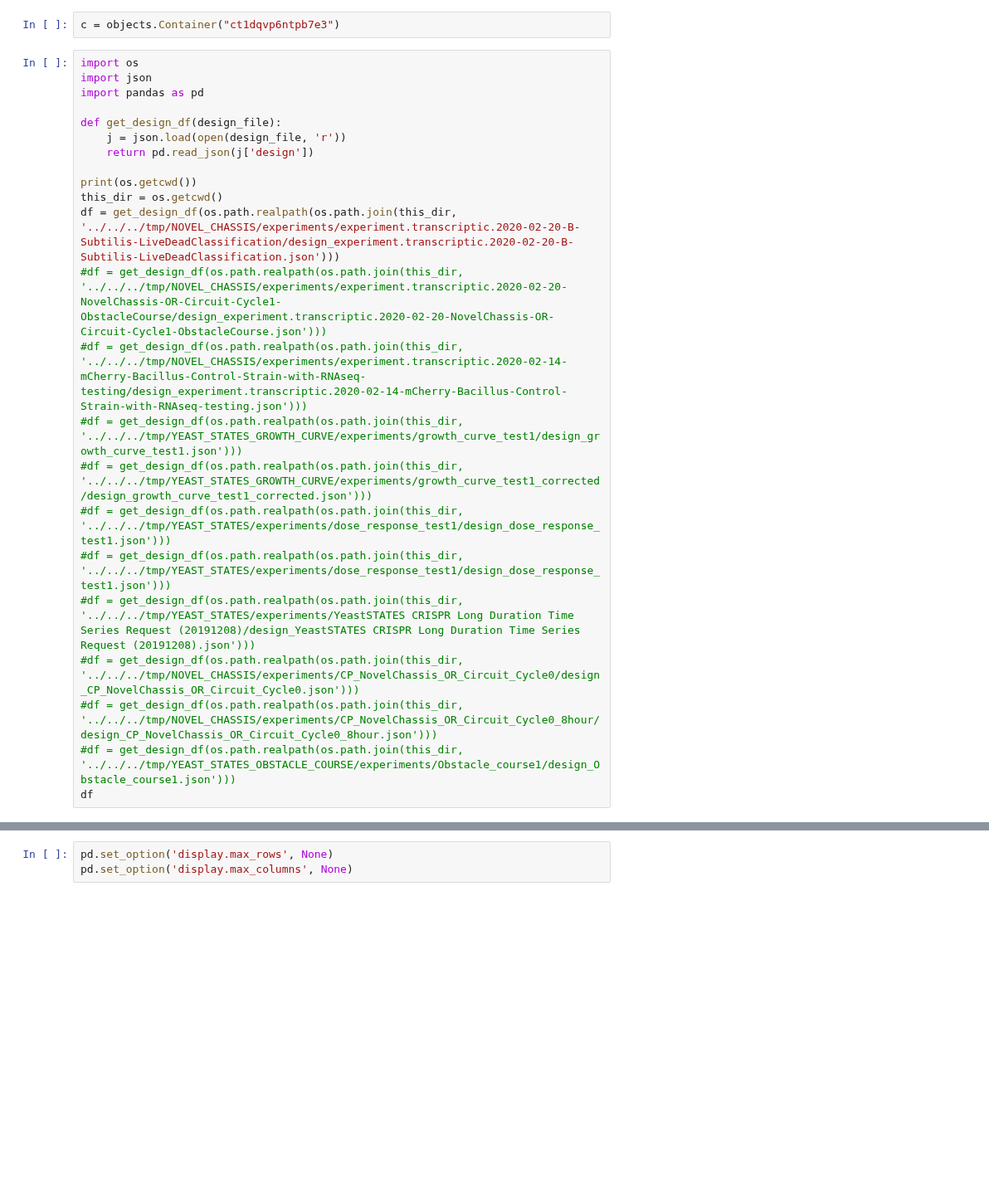
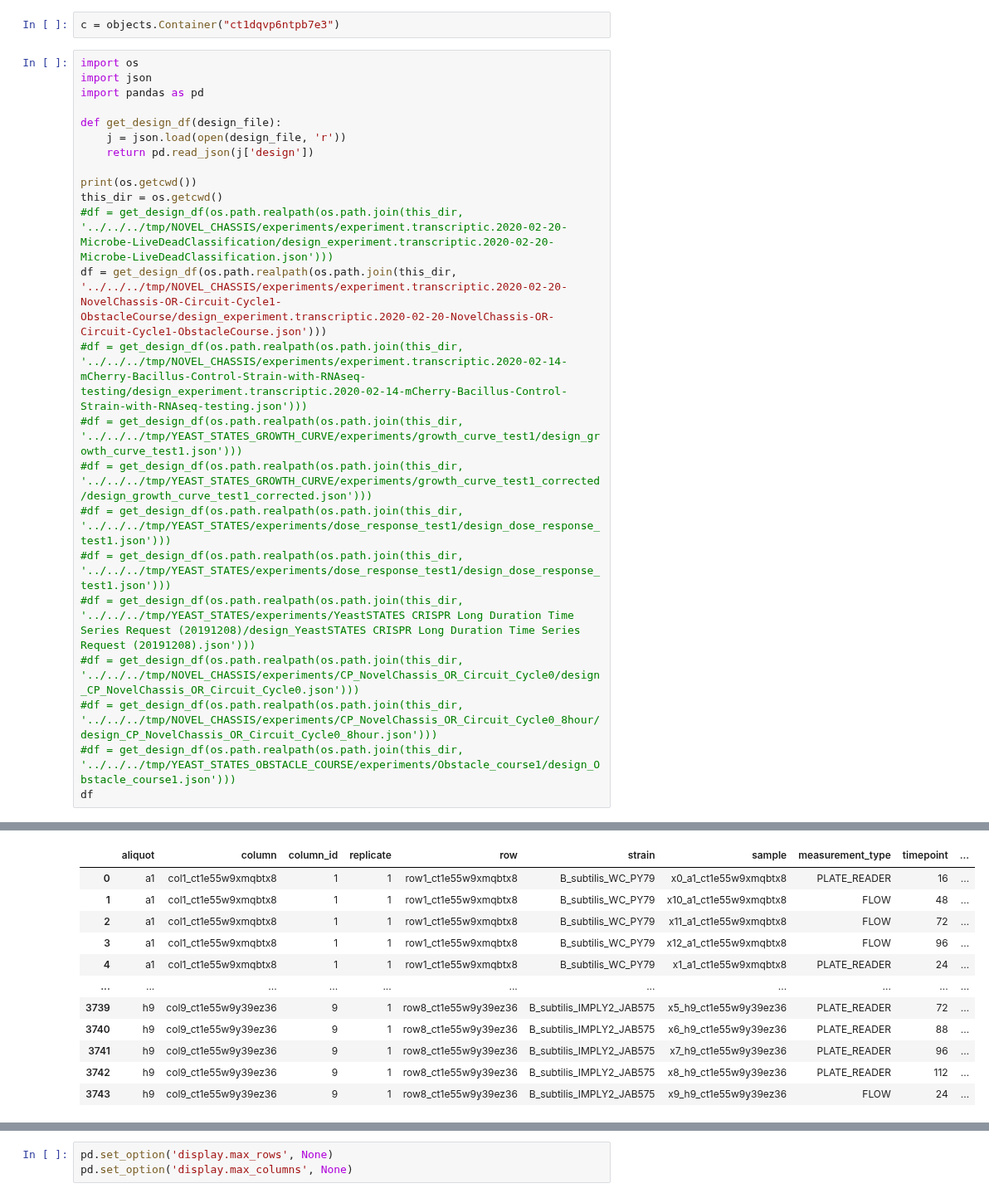
Before and after one commit to SD2E/pysd2cat, a Jupyter notebook: notebooks/scratch.ipynb, the cells around one changed output, grey strips where cells are left out. Shown at 83% size. Drawn from its saved outputs; the diff is of its cells as text; blank space fills up the shorter version.

```diff
--- a/notebooks/scratch.ipynb
+++ b/notebooks/scratch.ipynb
@@ -631,25 +613,37 @@ c = objects.Container("ct1dqvp6ntpb7e3")
 # %%
 import os
 import json
 import pandas as pd
 
 def get_design_df(design_file):
     j = json.load(open(design_file, 'r'))
     return pd.read_json(j['design'])
 
 print(os.getcwd())
 this_dir = os.getcwd()
-df = get_design_df(os.path.realpath(os.path.join(this_dir, '../../../tmp/NOVEL_CHASSIS/experiments/experiment.transcriptic.2020-02-20-B-Subtilis-LiveDeadClassification/design_experiment.transcriptic.2020-02-20-B-Subtilis-LiveDeadClassification.json')))
-#df = get_design_df(os.path.realpath(os.path.join(this_dir, '../../../tmp/NOVEL_CHASSIS/experiments/experiment.transcriptic.2020-02-20-NovelChassis-OR-Circuit-Cycle1-ObstacleCourse/design_experiment.transcriptic.2020-02-20-NovelChassis-OR-Circuit-Cycle1-ObstacleCourse.json')))
+#df = get_design_df(os.path.realpath(os.path.join(this_dir, '../../../tmp/NOVEL_CHASSIS/experiments/experiment.transcriptic.2020-02-20-Microbe-LiveDeadClassification/design_experiment.transcriptic.2020-02-20-Microbe-LiveDeadClassification.json')))
+df = get_design_df(os.path.realpath(os.path.join(this_dir, '../../../tmp/NOVEL_CHASSIS/experiments/experiment.transcriptic.2020-02-20-NovelChassis-OR-Circuit-Cycle1-ObstacleCourse/design_experiment.transcriptic.2020-02-20-NovelChassis-OR-Circuit-Cycle1-ObstacleCourse.json')))
 #df = get_design_df(os.path.realpath(os.path.join(this_dir, '../../../tmp/NOVEL_CHASSIS/experiments/experiment.transcriptic.2020-02-14-mCherry-Bacillus-Control-Strain-with-RNAseq-testing/design_experiment.transcriptic.2020-02-14-mCherry-Bacillus-Control-Strain-with-RNAseq-testing.json')))
 #df = get_design_df(os.path.realpath(os.path.join(this_dir, '../../../tmp/YEAST_STATES_GROWTH_CURVE/experiments/growth_curve_test1/design_growth_curve_test1.json')))
 #df = get_design_df(os.path.realpath(os.path.join(this_dir, '../../../tmp/YEAST_STATES_GROWTH_CURVE/experiments/growth_curve_test1_corrected/design_growth_curve_test1_corrected.json')))
 #df = get_design_df(os.path.realpath(os.path.join(this_dir, '../../../tmp/YEAST_STATES/experiments/dose_response_test1/design_dose_response_test1.json')))
 #df = get_design_df(os.path.realpath(os.path.join(this_dir, '../../../tmp/YEAST_STATES/experiments/dose_response_test1/design_dose_response_test1.json')))
 #df = get_design_df(os.path.realpath(os.path.join(this_dir, '../../../tmp/YEAST_STATES/experiments/YeastSTATES CRISPR Long Duration Time Series Request (20191208)/design_YeastSTATES CRISPR Long Duration Time Series Request (20191208).json')))
 #df = get_design_df(os.path.realpath(os.path.join(this_dir, '../../../tmp/NOVEL_CHASSIS/experiments/CP_NovelChassis_OR_Circuit_Cycle0/design_CP_NovelChassis_OR_Circuit_Cycle0.json')))
 #df = get_design_df(os.path.realpath(os.path.join(this_dir, '../../../tmp/NOVEL_CHASSIS/experiments/CP_NovelChassis_OR_Circuit_Cycle0_8hour/design_CP_NovelChassis_OR_Circuit_Cycle0_8hour.json')))
 #df = get_design_df(os.path.realpath(os.path.join(this_dir, '../../../tmp/YEAST_STATES_OBSTACLE_COURSE/experiments/Obstacle_course1/design_Obstacle_course1.json')))
 df
 # %% [output]
 /Users/danbryce/Documents/sift/xplan/external/xplan/xplan-to-autoprotocol-reactor/xplan-dev-env/pysd2cat/notebooks
+|  | aliquot | column | column_id | replicate | row | strain | sample | measurement_type | timepoint | ... |
+| 0 | a1 | col1_ct1e55w9xmqbtx8 | 1 | 1 | row1_ct1e55w9xmqbtx8 | B_subtilis_WC_PY79 | x0_a1_ct1e55w9xmqbtx8 | PLATE_READER | 16 | ... |
+| 1 | a1 | col1_ct1e55w9xmqbtx8 | 1 | 1 | row1_ct1e55w9xmqbtx8 | B_subtilis_WC_PY79 | x10_a1_ct1e55w9xmqbtx8 | FLOW | 48 | ... |
+| 2 | a1 | col1_ct1e55w9xmqbtx8 | 1 | 1 | row1_ct1e55w9xmqbtx8 | B_subtilis_WC_PY79 | x11_a1_ct1e55w9xmqbtx8 | FLOW | 72 | ... |
+| 3 | a1 | col1_ct1e55w9xmqbtx8 | 1 | 1 | row1_ct1e55w9xmqbtx8 | B_subtilis_WC_PY79 | x12_a1_ct1e55w9xmqbtx8 | FLOW | 96 | ... |
+| 4 | a1 | col1_ct1e55w9xmqbtx8 | 1 | 1 | row1_ct1e55w9xmqbtx8 | B_subtilis_WC_PY79 | x1_a1_ct1e55w9xmqbtx8 | PLATE_READER | 24 | ... |
+| ... | ... | ... | ... | ... | ... | ... | ... | ... | ... | ... |
+| 3739 | h9 | col9_ct1e55w9y39ez36 | 9 | 1 | row8_ct1e55w9y39ez36 | B_subtilis_IMPLY2_JAB575 | x5_h9_ct1e55w9y39ez36 | PLATE_READER | 72 | ... |
+| 3740 | h9 | col9_ct1e55w9y39ez36 | 9 | 1 | row8_ct1e55w9y39ez36 | B_subtilis_IMPLY2_JAB575 | x6_h9_ct1e55w9y39ez36 | PLATE_READER | 88 | ... |
+| 3741 | h9 | col9_ct1e55w9y39ez36 | 9 | 1 | row8_ct1e55w9y39ez36 | B_subtilis_IMPLY2_JAB575 | x7_h9_ct1e55w9y39ez36 | PLATE_READER | 96 | ... |
+| 3742 | h9 | col9_ct1e55w9y39ez36 | 9 | 1 | row8_ct1e55w9y39ez36 | B_subtilis_IMPLY2_JAB575 | x8_h9_ct1e55w9y39ez36 | PLATE_READER | 112 | ... |
+| 3743 | h9 | col9_ct1e55w9y39ez36 | 9 | 1 | row8_ct1e55w9y39ez36 | B_subtilis_IMPLY2_JAB575 | x9_h9_ct1e55w9y39ez36 | FLOW | 24 | ... |
```
Also changed, not shown: parts of 8 cells of this notebook, 3 other files.
